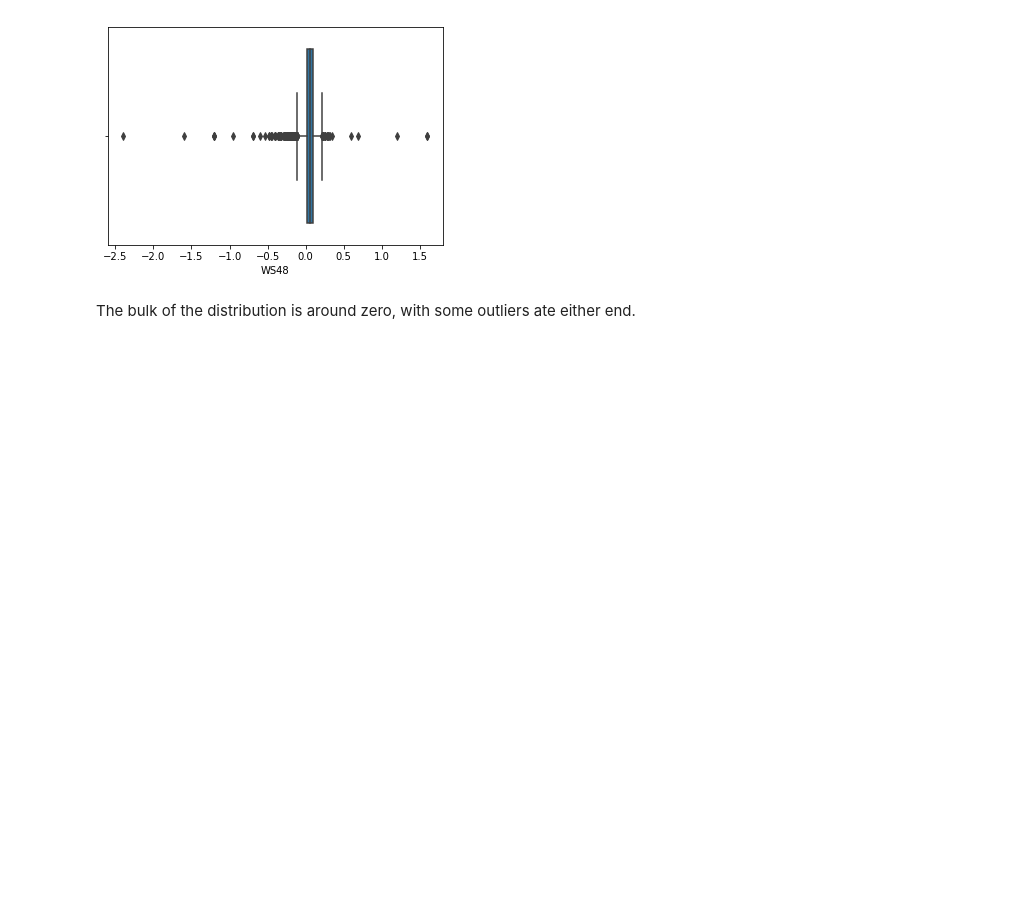
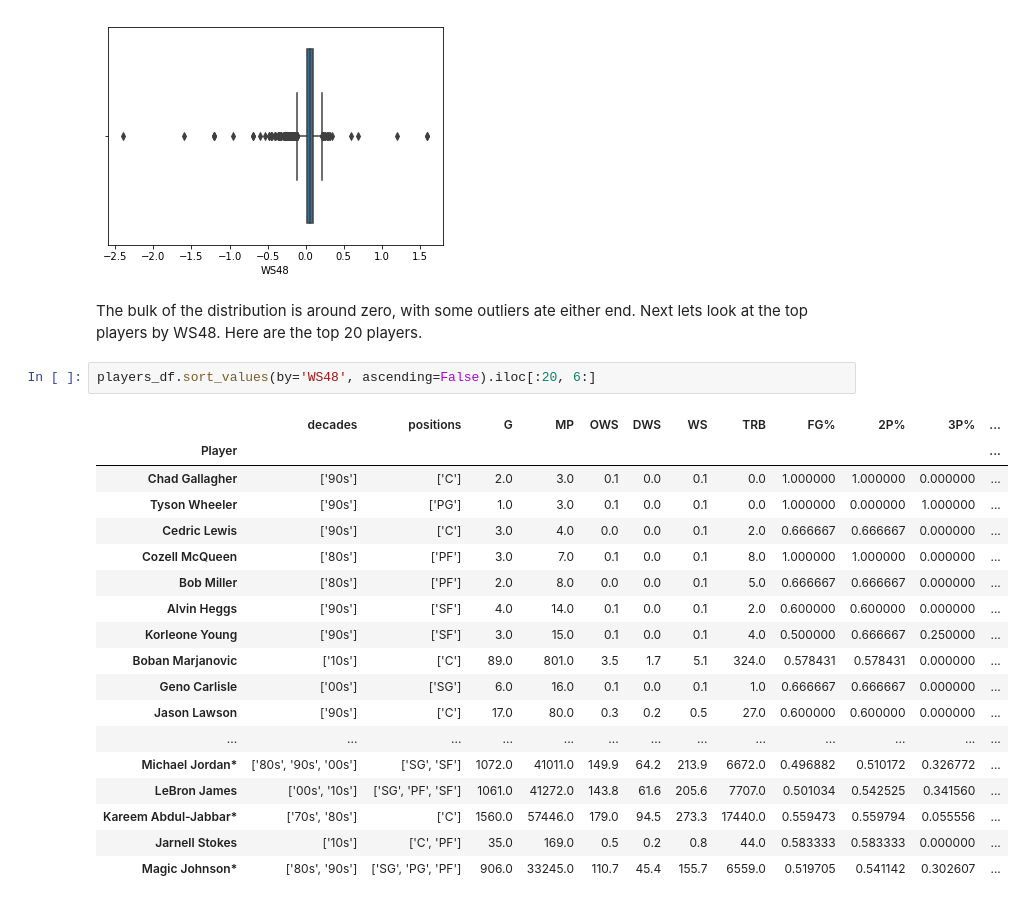
Before and after one commit to tmacdwh1986/kaggle-nba-player-stats, a Jupyter notebook: notebooks/2.0-PH-team-selection.ipynb, the cells around one changed output. Saved outputs shown, nothing was run; the diff lists cells and outputs as text; blank space fills up the shorter version.

Commit message:
Identify top performing players by WS48.

```diff
--- a/notebooks/2.0-PH-team-selection.ipynb
+++ b/notebooks/2.0-PH-team-selection.ipynb
@@ -73,4 +73,25 @@ plt.show()
 # %% [output]
 [figure]
 # %% [markdown]
-The bulk of the distribution is around zero, with some outliers ate either end.
+The bulk of the distribution is around zero, with some outliers ate either end. Next lets look at the top players by WS48. Here are the top 20 players.
+# %%
+players_df.sort_values(by='WS48', ascending=False).iloc[:20, 6:]
+# %% [output]
+|  | decades | positions | G | MP | OWS | DWS | WS | TRB | FG% | 2P% | 3P% | ... |
+| Player |  |  |  |  |  |  |  |  |  |  |  | ... |
+| Chad Gallagher | ['90s'] | ['C'] | 2.0 | 3.0 | 0.1 | 0.0 | 0.1 | 0.0 | 1.000000 | 1.000000 | 0.000000 | ... |
+| Tyson Wheeler | ['90s'] | ['PG'] | 1.0 | 3.0 | 0.1 | 0.0 | 0.1 | 0.0 | 1.000000 | 0.000000 | 1.000000 | ... |
+| Cedric Lewis | ['90s'] | ['C'] | 3.0 | 4.0 | 0.0 | 0.0 | 0.1 | 2.0 | 0.666667 | 0.666667 | 0.000000 | ... |
+| Cozell McQueen | ['80s'] | ['PF'] | 3.0 | 7.0 | 0.1 | 0.0 | 0.1 | 8.0 | 1.000000 | 1.000000 | 0.000000 | ... |
+| Bob Miller | ['80s'] | ['PF'] | 2.0 | 8.0 | 0.0 | 0.0 | 0.1 | 5.0 | 0.666667 | 0.666667 | 0.000000 | ... |
+| Alvin Heggs | ['90s'] | ['SF'] | 4.0 | 14.0 | 0.1 | 0.0 | 0.1 | 2.0 | 0.600000 | 0.600000 | 0.000000 | ... |
+| Korleone Young | ['90s'] | ['SF'] | 3.0 | 15.0 | 0.1 | 0.0 | 0.1 | 4.0 | 0.500000 | 0.666667 | 0.250000 | ... |
+| Boban Marjanovic | ['10s'] | ['C'] | 89.0 | 801.0 | 3.5 | 1.7 | 5.1 | 324.0 | 0.578431 | 0.578431 | 0.000000 | ... |
+| Geno Carlisle | ['00s'] | ['SG'] | 6.0 | 16.0 | 0.1 | 0.0 | 0.1 | 1.0 | 0.666667 | 0.666667 | 0.000000 | ... |
+| Jason Lawson | ['90s'] | ['C'] | 17.0 | 80.0 | 0.3 | 0.2 | 0.5 | 27.0 | 0.600000 | 0.600000 | 0.000000 | ... |
+| ... | ... | ... | ... | ... | ... | ... | ... | ... | ... | ... | ... | ... |
+| Michael Jordan* | ['80s', '90s', '00s'] | ['SG', 'SF'] | 1072.0 | 41011.0 | 149.9 | 64.2 | 213.9 | 6672.0 | 0.496882 | 0.510172 | 0.326772 | ... |
+| LeBron James | ['00s', '10s'] | ['SG', 'PF', 'SF'] | 1061.0 | 41272.0 | 143.8 | 61.6 | 205.6 | 7707.0 | 0.501034 | 0.542525 | 0.341560 | ... |
+| Kareem Abdul-Jabbar* | ['70s', '80s'] | ['C'] | 1560.0 | 57446.0 | 179.0 | 94.5 | 273.3 | 17440.0 | 0.559473 | 0.559794 | 0.055556 | ... |
+| Jarnell Stokes | ['10s'] | ['C', 'PF'] | 35.0 | 169.0 | 0.5 | 0.2 | 0.8 | 44.0 | 0.583333 | 0.583333 | 0.000000 | ... |
+| Magic Johnson* | ['80s', '90s'] | ['SG', 'PG', 'PF'] | 906.0 | 33245.0 | 110.7 | 45.4 | 155.7 | 6559.0 | 0.519705 | 0.541142 | 0.302607 | ... |
```
